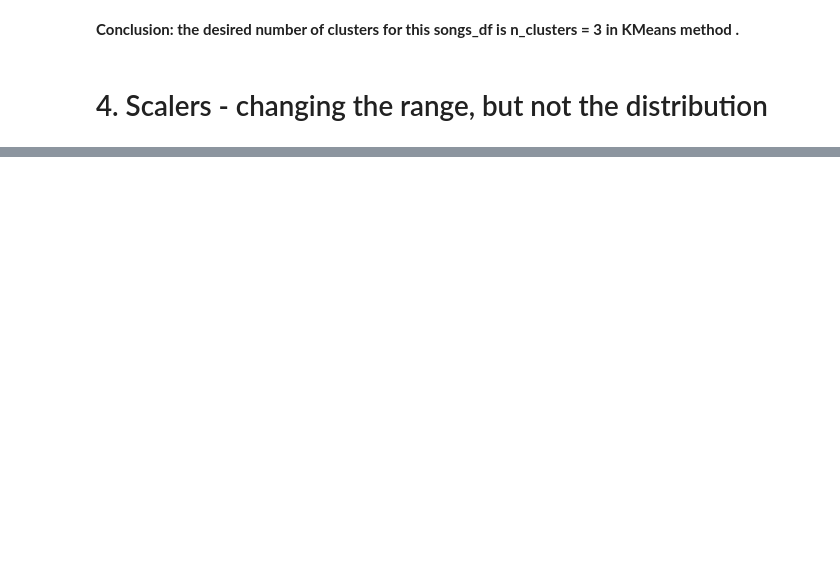
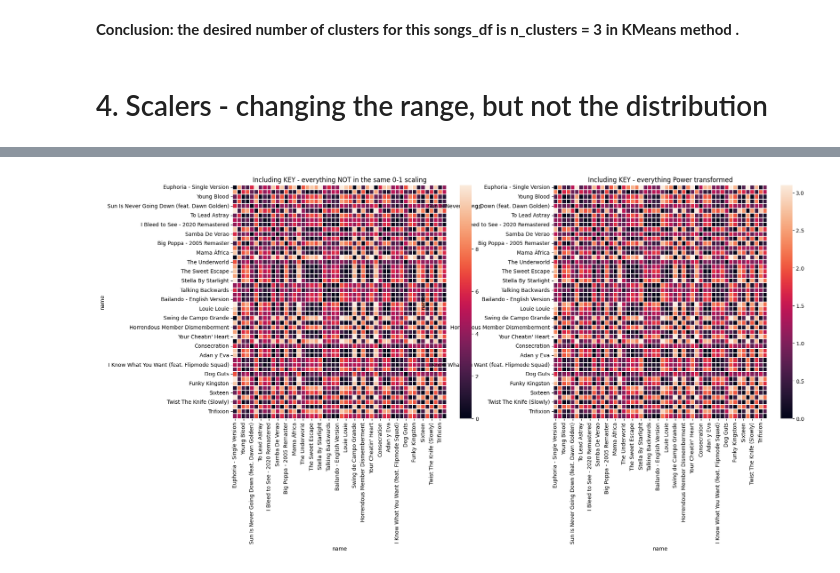
Before and after one commit to PhoenixCC0722/JoinTheGame_Magist, a Jupyter notebook: Chapter6_ML_2_01_scaling_data_5000_songs.ipynb, the cells around one changed output, grey strips where cells are left out. Cells and saved outputs as stored; diff of their text form; code cells hidden in the pictures; blank space fills up the shorter version.

```diff
--- a/Chapter6_ML_2_01_scaling_data_5000_songs.ipynb
+++ b/Chapter6_ML_2_01_scaling_data_5000_songs.ipynb
@@ -346,0 +353,9 @@ plt.show()
+# %%
+# just to reload the table with songs and read the dataframe
+sheet_id = "1fnIo7Ozlr-o0Us4t6WSr81FzIgl03sG_ZptrNSqVDCM"
+# title of the google sheet
+sheet_name = "1481626517"
+# URL to download the Google Sheet as a CSV
+# then change the sheet permission to anyone with the link has right to change or modify it.
+url = f"https://docs.google.com/spreadsheets/d/{sheet_id}/export?format=csv&gid={sheet_name}"
+songs_df = pd.read_csv(url, index_col='name')
@@ -346,0 +444,28 @@ plt.show()
+# %%
+# Making the DataFrame for the Power heatmap
+with_KeyLoudTempo_power_sample = with_KeyLoudTempo_power.sample(n=50, random_state=42)
+key_distances_power = pairwise_distances(with_KeyLoudTempo_power_sample[['key']])
+with_key_power_distances = pd.DataFrame(key_distances_power,
+                                        index=with_KeyLoudTempo_power_sample.index,
+                                        columns=with_KeyLoudTempo_power_sample.index)
+
+# Stating that we want two plots
+fig, (ax1, ax2) = plt.subplots(1, 2, figsize=(20, 8))
+
+# with_key_distances_df
+songs_df_sample = songs_df.sample(n=50, random_state=42)
+key_distance_df = pairwise_distances(songs_df_sample[['key']])
+with_key_distances_df = pd.DataFrame(key_distance_df,
+                                     index=songs_df_sample.index,
+                                     columns=songs_df_sample.index)
+# Plotting the two plots
+sns.heatmap(with_key_distances_df, ax=ax1, linewidths=.2);
+sns.heatmap(with_key_power_distances, ax=ax2, linewidths=.2);
+
+# Adding titles to the plots
+ax1.set_title('Including KEY - everything NOT in the same 0-1 scaling')
+ax2.set_title('Including KEY - everything Power transformed')
+
+plt.show()
+# %% [output]
+[figure, added]
```
Also changed, not shown: parts of 17 cells of this notebook.
